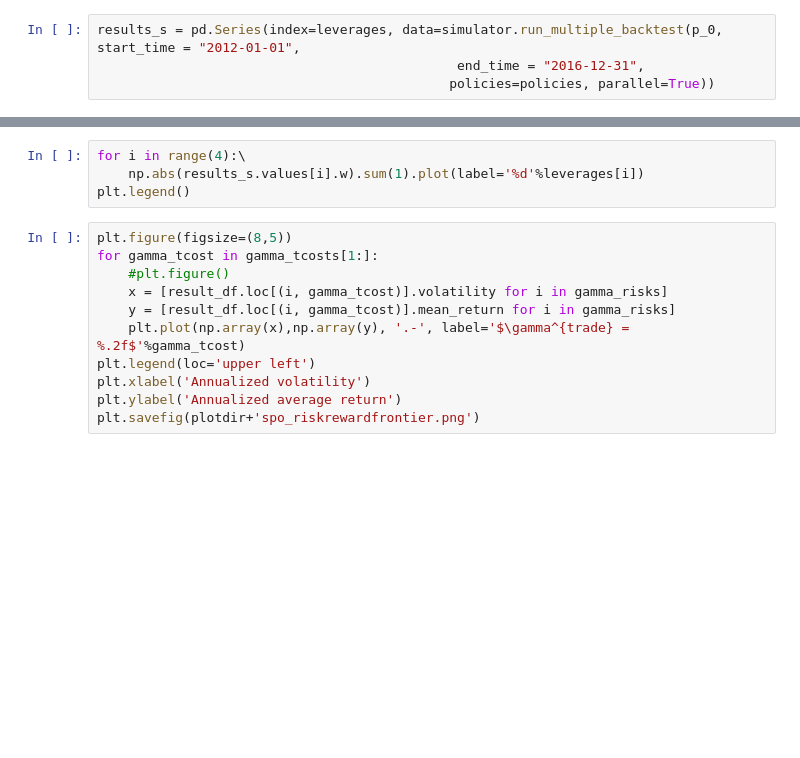
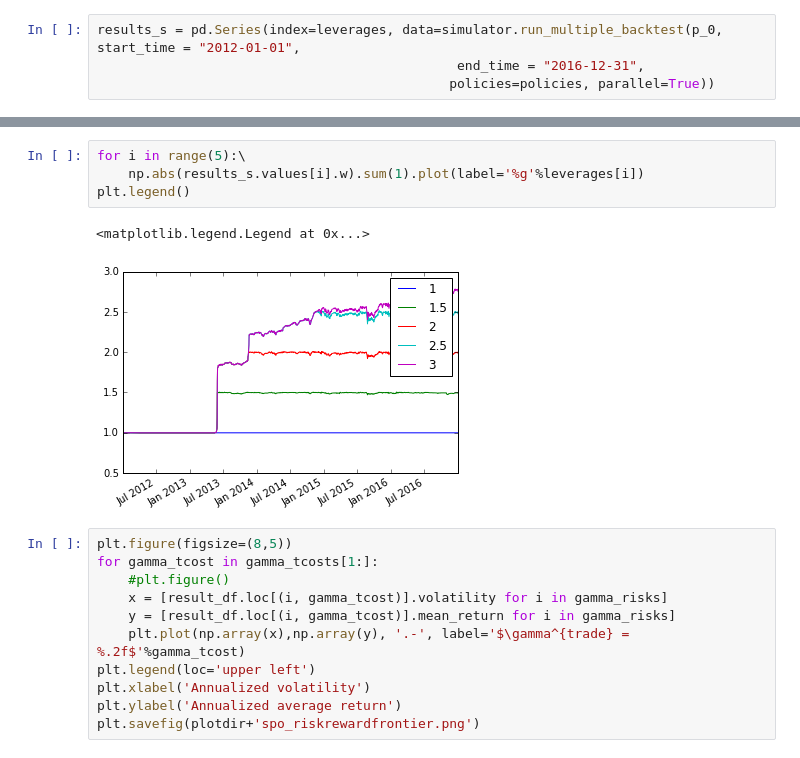
Before and after one commit to cvxgrp/cvxportfolio, a Jupyter notebook: ConstraintsExample.ipynb, the cells around one changed output, grey strips where cells are left out. Cells and saved outputs as stored; diff of their text form; blank space fills up the shorter version.

```diff
--- a/ConstraintsExample.ipynb
+++ b/ConstraintsExample.ipynb
@@ -93,7 +102,10 @@ plt.legend()
 # %%
-for i in range(4):\
-    np.abs(results_s.values[i].w).sum(1).plot(label='%d'%leverages[i])
+for i in range(5):\
+    np.abs(results_s.values[i].w).sum(1).plot(label='%g'%leverages[i])
 plt.legend()
+# %% [output]
+<matplotlib.legend.Legend at 0x...>
+[figure, added]
 # %%
 plt.figure(figsize=(8,5))
 for gamma_tcost in gamma_tcosts[1:]:
```
Also changed, not shown: parts of 3 cells of this notebook.
